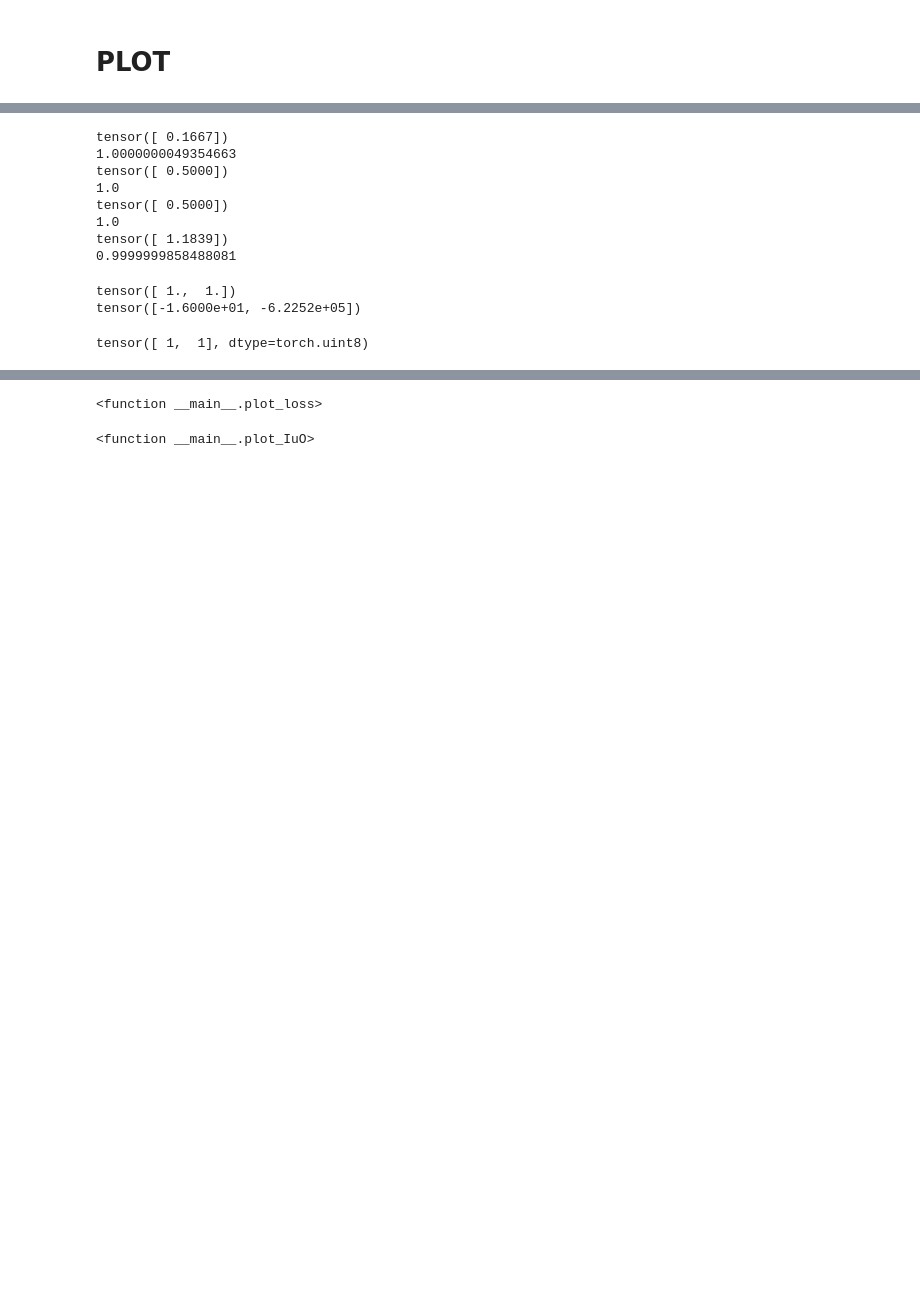
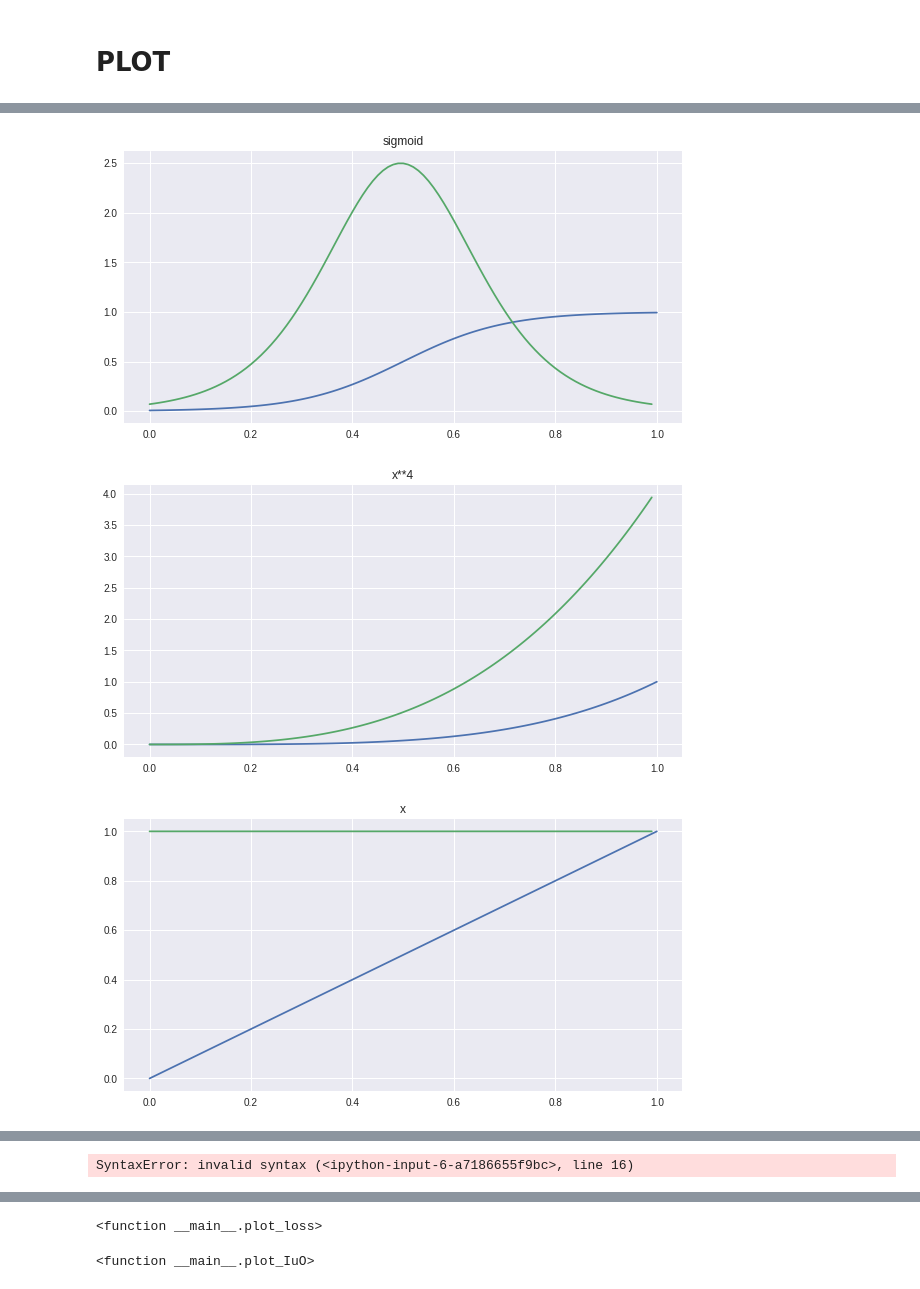
Before and after one commit to Hv0nnus/GridNet, a Jupyter notebook: Satimage.ipynb, the cells around one changed output, grey strips where cells are left out. Saved outputs shown, nothing was run; the diff lists cells and outputs as text; code cells hidden in the pictures; blank space fills up the shorter version.

```diff
--- a/Satimage.ipynb
+++ b/Satimage.ipynb
@@ -939,0 +1132,21 @@ def plot_IuO_modif(path_CSV,
+# %%
+fonction = [(lambda x: 1/(1+torch.exp(-(x - 0.5)/0.1)),"sigmoid"),
+            (lambda x: x**4,"x**4"),
+            (lambda x: x,"x"),
+            (lambda x: torch.log(x+0.01)-math.log(0.01),"log"),
+            (lambda x: (2*x*(1*(x<0.5).float())+ (1*(x>=0.5).float())),"x<0.5"),
+            (lambda x: torch.sqrt(x),"sqrt"),
+            (lambda x: 1.0-torch.exp(-10*x),"exponentielle")]
+            #(lambda x: torch.sin(x*100) + 1,"sin(x*100) + 1")]
+for i in range(len(fonction)):
+    plt.figure(figsize=(10,5))
+    x = [j/100 for j in range(101)]
+    y = [fonction[i][0](torch.tensor([j/100])) for j in range(101)]
+    plt.plot(x,y)
+    plt.plot(x[0:-1],100*np.diff(y))
+    plt.title(fonction[i][1])
+    plt.show()
+# %% [output]
+[figure, added]
+[figure, added]
+[figure, added]
@@ -940,33 +1157,19 @@ def plot_IuO_modif(path_CSV,
 # %%
-fonction = [lambda x: -(x-0.5)**2 + 0.25, lambda x: (x>0.5),lambda x: (x<0.5),lambda x: math.sin(x*10) + 1]
+
 for i in range(len(fonction)):
-    constante_norm = torch.tensor([integrate.quad(fonction[i], 0, 1)[0]]).float()
-    print(constante_norm)
-    def F_delta(t, constante_norm=constante_norm):
-        return(fonction[i](t)/constante_norm)
-    print(integrate.quad(F_delta, 0, 1)[0])
+
+    #constante_norm = torch.tensor([integrate.quad(fonction2[i][0], 0, 1)[0]]).float()
+
+    #def F_delta(t, constante_norm=constante_norm):
+    #    return(fonction[i][0](t)/constante_norm)
+
+    #Main(batch_size = 300,
+         nb_epoch = 2500,
+         dimension=6,
+         name_loss="IoU_Lovasz_extended",
+         name_network="IoU_Lovasz_extended"+str(fonction[i][1])+"_6",
+         F_delta=fonction[i][0],
+         f_delta=None,
+         softmax=True)
 # %% [output]
-tensor([ 0.1667])
-1.0000000049354663
-tensor([ 0.5000])
-1.0
-tensor([ 0.5000])
-1.0
-tensor([ 1.1839])
-0.9999999858488081
+SyntaxError: invalid syntax (<ipython-input-6-a7186655f9bc>, line 16)
-# %%
-g = lambda x: (1*(x>0.5).float())
-a = g(torch.tensor([4,789]))
-print(a)
-
-g = lambda x: -(x-0.5)**2 + 0.25
-a = g(torch.tensor([4,789]))
-print(a)
-# %% [output]
-tensor([ 1.,  1.])
-tensor([-1.6000e+01, -6.2252e+05])
-# %%
-a.type(torch.ByteTensor)
-a
-# %% [output]
-tensor([ 1,  1], dtype=torch.uint8)
```
Also changed, not shown: parts of 17 cells of this notebook, 1 other file.
